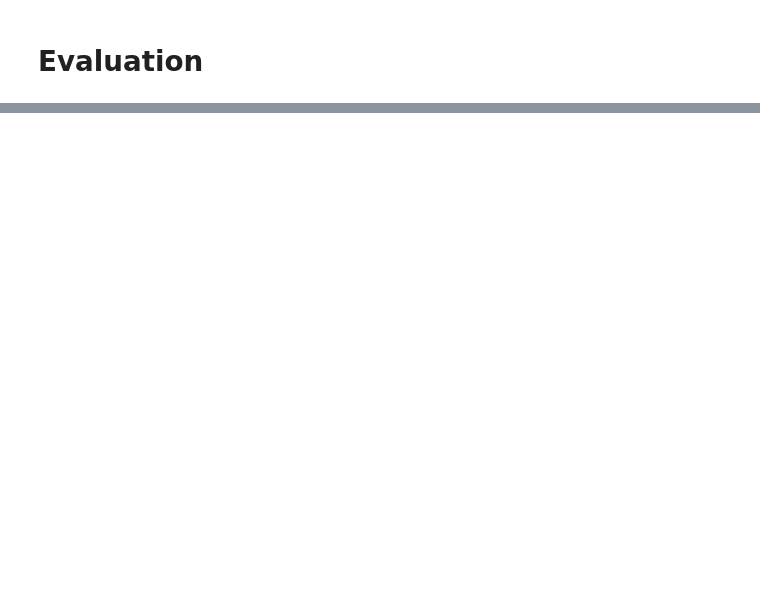
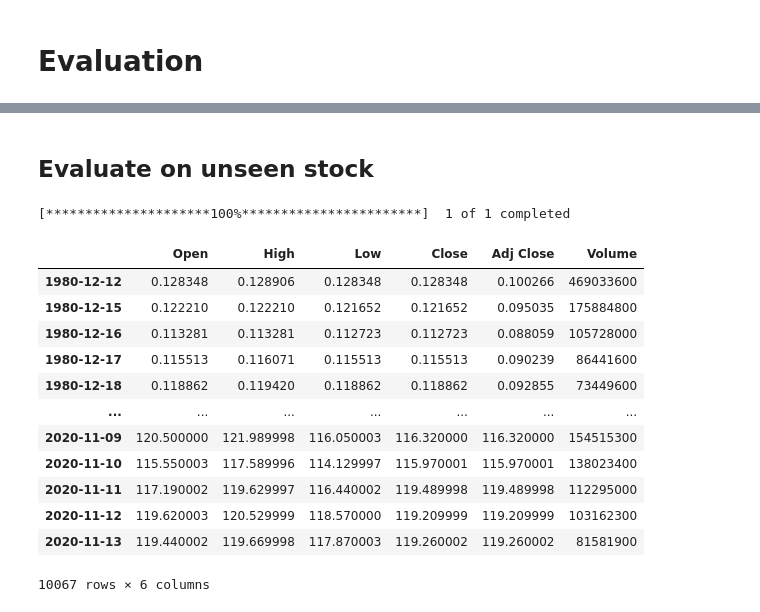
Before and after one commit to Fournierp/alfred, a Jupyter notebook: models/LSTM.ipynb, the cells around one changed output, grey strips where cells are left out. Drawn from its saved outputs; the diff is of its cells as text; code cells hidden in the pictures; blank space fills up the shorter version.

```diff
--- a/models/LSTM.ipynb
+++ b/models/LSTM.ipynb
@@ -71,0 +37,12 @@ test_set_scaled = sc.transform(test_set)
+# %%
+# Get the same list of companies that can be studied on Alfred
+companies = pd.read_html('https://en.wikipedia.org/wiki/List_of_S'
+                         '%26P_500_companies')[0]
+# For the sake of the Proof Of Concept, we will use fewer companies than that
+companies = companies[['Symbol']][companies['GICS Sector'] == 'Information Technology'].values.flatten()
+# %%
+# Select a random company for evaluation
+index = int(np.random.random()*len(companies))
+eval_company = companies[index]
+companies = np.delete(companies, index)
+eval_company
@@ -281,0 +331,21 @@ Text(0.5, 0, 'Epoch')
+# %% [markdown]
+## Evaluate on unseen stock
+# %%
+df = yf.download(eval_company)
+df.index.name = None
+df
+# %% [output]
+[*********************100%***********************]  1 of 1 completed
+|  | Open | High | Low | Close | Adj Close | Volume |
+| 1980-12-12 | 0.128348 | 0.128906 | 0.128348 | 0.128348 | 0.100266 | 469033600 |
+| 1980-12-15 | 0.122210 | 0.122210 | 0.121652 | 0.121652 | 0.095035 | 175884800 |
+| 1980-12-16 | 0.113281 | 0.113281 | 0.112723 | 0.112723 | 0.088059 | 105728000 |
+| 1980-12-17 | 0.115513 | 0.116071 | 0.115513 | 0.115513 | 0.090239 | 86441600 |
+| 1980-12-18 | 0.118862 | 0.119420 | 0.118862 | 0.118862 | 0.092855 | 73449600 |
+| ... | ... | ... | ... | ... | ... | ... |
+| 2020-11-09 | 120.500000 | 121.989998 | 116.050003 | 116.320000 | 116.320000 | 154515300 |
+| 2020-11-10 | 115.550003 | 117.589996 | 114.129997 | 115.970001 | 115.970001 | 138023400 |
+| 2020-11-11 | 117.190002 | 119.629997 | 116.440002 | 119.489998 | 119.489998 | 112295000 |
+| 2020-11-12 | 119.620003 | 120.529999 | 118.570000 | 119.209999 | 119.209999 | 103162300 |
+| 2020-11-13 | 119.440002 | 119.669998 | 117.870003 | 119.260002 | 119.260002 | 81581900 |
+10067 rows × 6 columns
```
Also changed, not shown: parts of 27 cells of this notebook, 3 other files.
